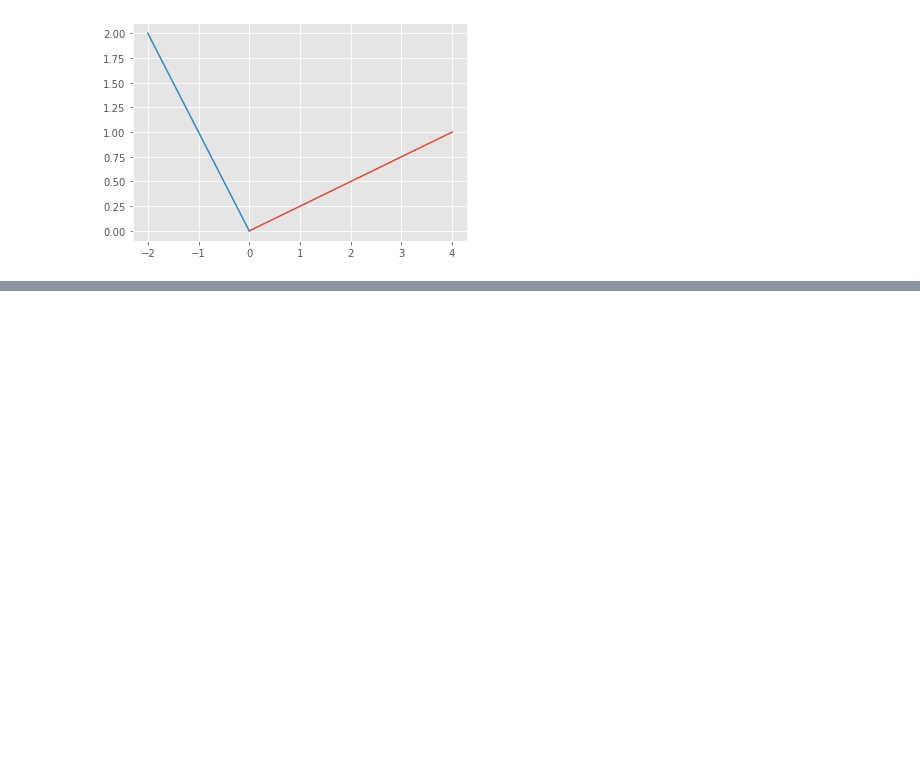
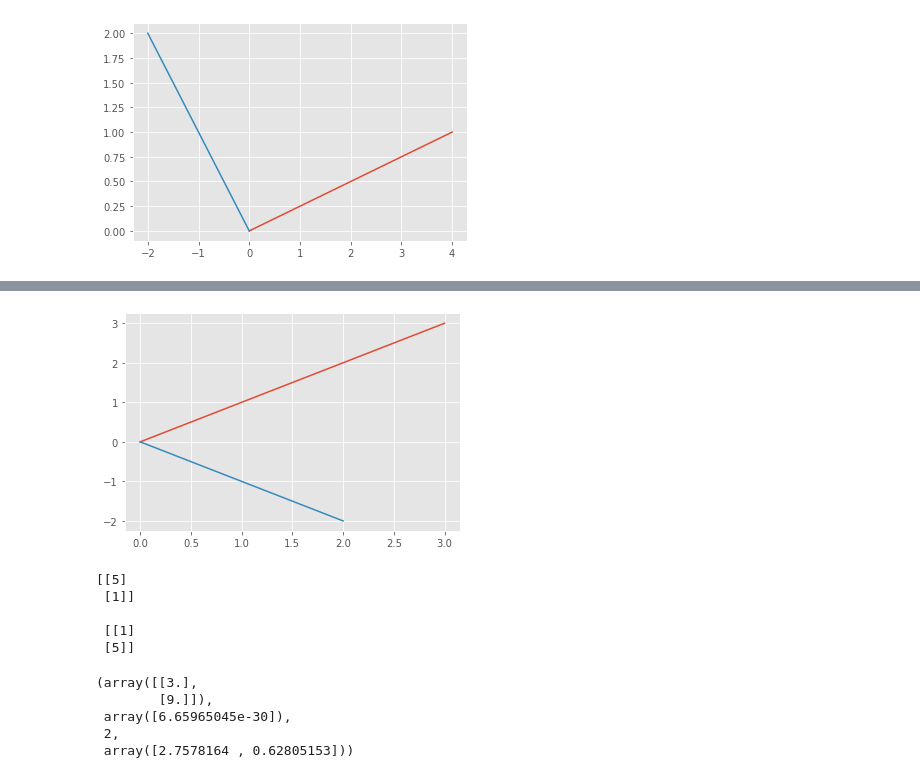
Before and after one commit to SanteriVtj/Matriisilaskenta, a Jupyter notebook: lh_1.ipynb, the cells around one changed output, grey strips where cells are left out. Saved outputs shown, nothing was run; the diff lists cells and outputs as text; code cells hidden in the pictures; blank space fills up the shorter version.

```diff
--- a/lh_1.ipynb
+++ b/lh_1.ipynb
@@ -127,0 +136,20 @@ draw_2d_vec([[4,1], [-2,2]]).show()
+# %%
+draw_2d_vec([[3,3], [2,-2]]).show()
+print((np.array([3,3]) + np.array([2,-2]))[:,np.newaxis],"\n\n", (np.array([3,3]) - np.array([2,-2]))[:,np.newaxis])
+# %% [output]
+[figure, added]
+[[5]
+ [1]]
+
+ [[1]
+ [5]]
+# %%
+a = np.array([[1,0], [-2,1], [1,-1]])
+b = np.array([[3],[3],[-6]])
+np.linalg.lstsq(a, b)
+# %% [output]
+(array([[3.],
+        [9.]]),
+ array([6.65965045e-30]),
+ 2,
+ array([2.7578164 , 0.62805153]))
```
Also changed, not shown: parts of 4 cells of this notebook.
